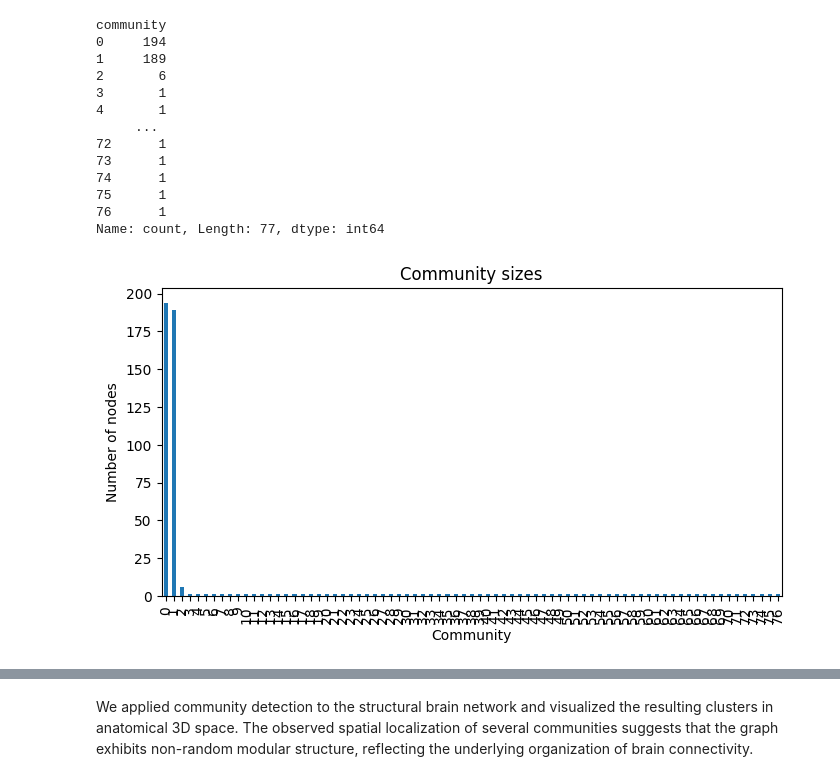
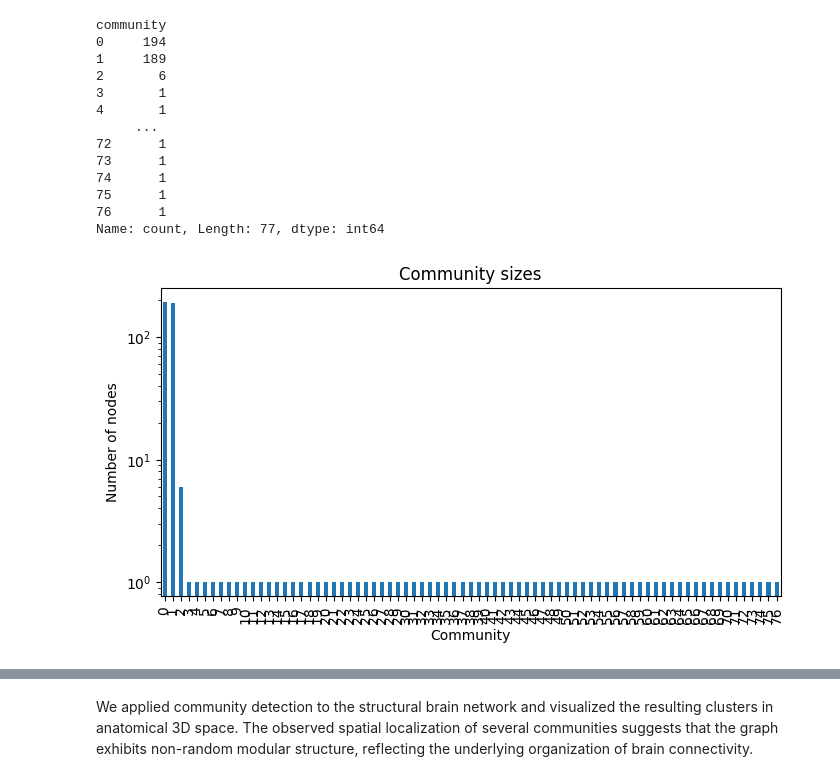
Before and after one commit to bs-machinelearning/reservoir-computing-research, a Jupyter notebook: hcp/Giusi_Scozzi_exploration.ipynb, the cells around one changed output, grey strips where cells are left out. Cells and saved outputs as stored; diff of their text form; code cells hidden in the pictures.

```diff
--- a/hcp/Giusi_Scozzi_exploration.ipynb
+++ b/hcp/Giusi_Scozzi_exploration.ipynb
@@ -8,5 +9,5 @@ import numpy as np
 # %%
-file = Path("data/data:repeated_10_scale_250/repeated_10_scale_250/123824_repeated10_scale250.graphml")
+file = Path("../data/repeated_10_scale_250/123824_repeated10_scale250.graphml")
 # %%
 node_num_cols = [
     "dn_position_x", "dn_position_y", "dn_position_z", "dn_correspondence_id"
@@ -113,11 +114,12 @@ Name: count, Length: 77, dtype: int64
 # %%
 community_sizes.plot(kind="bar", figsize=(8,4))
 plt.xlabel("Community")
 plt.ylabel("Number of nodes")
+plt.yscale('log')
 plt.title("Community sizes")
 plt.show()
 # %% [output]
-[figure, old version]
+[figure, new version]
 # %%
 fig = plt.figure(figsize=(10, 8))
 ax = fig.add_subplot(111, projection="3d")
```
Also changed, not shown: parts of 7 cells of this notebook, 3 other files.
